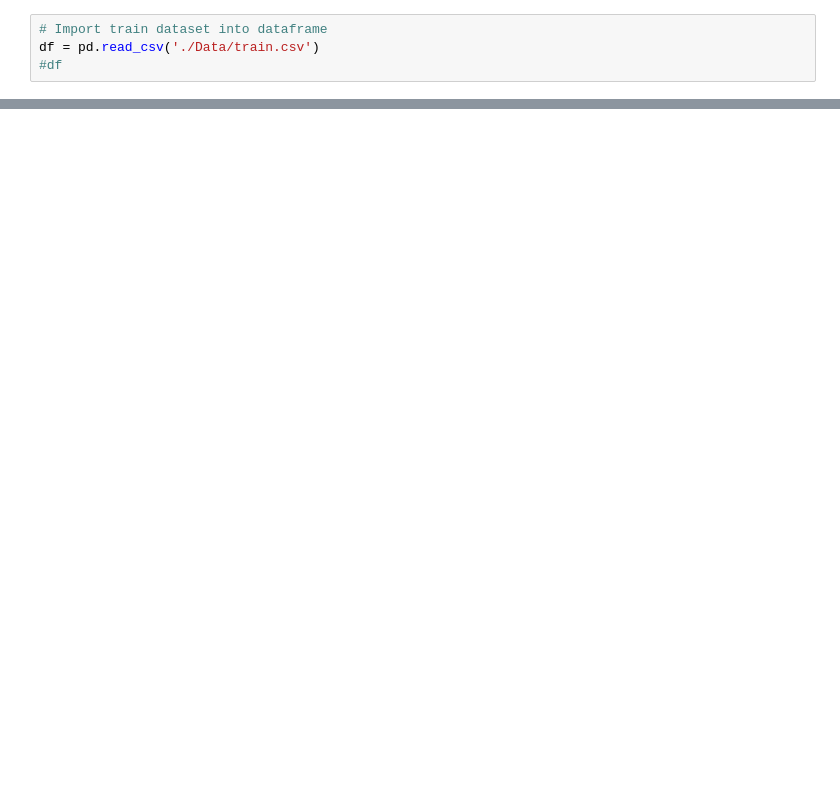
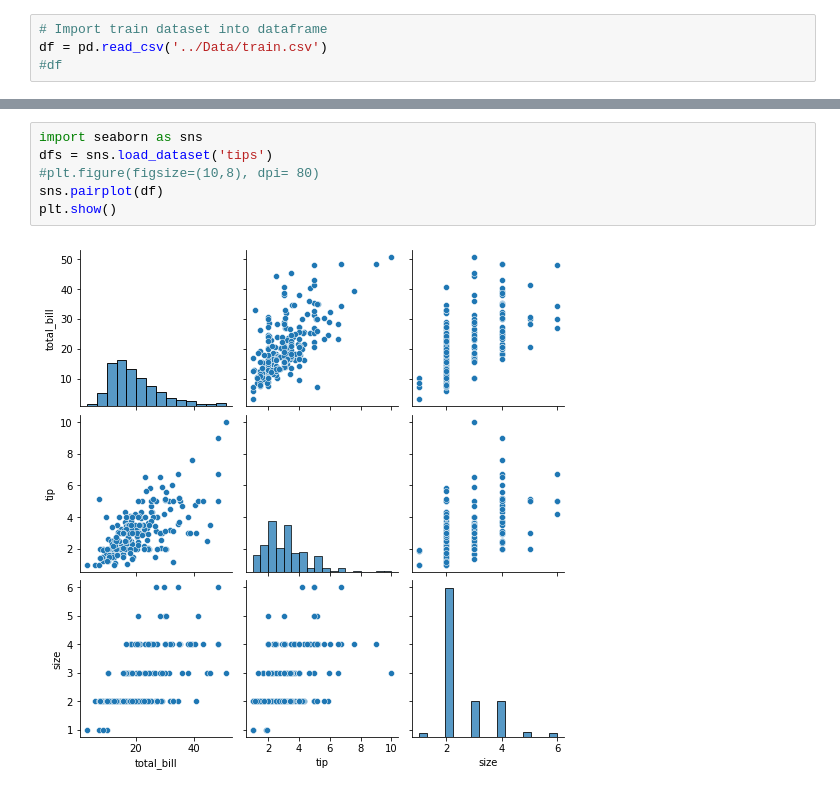
Before and after one commit to jflaher4/FA21_Exponent_Project, a Jupyter notebook: Data_Exploration/introduction.ipynb, the cells around one changed output, grey strips where cells are left out. Drawn from its saved outputs; the diff is of its cells as text; blank space fills up the shorter version.

```diff
--- a/Data_Exploration/introduction.ipynb
+++ b/Data_Exploration/introduction.ipynb
@@ -8,4 +8,4 @@ from matplotlib import pyplot as plt
 # %%
 # Import train dataset into dataframe
-df = pd.read_csv('./Data/train.csv')
+df = pd.read_csv('../Data/train.csv')
 #df
@@ -35,0 +63,8 @@ plt.show()
+# %%
+import seaborn as sns
+dfs = sns.load_dataset('tips')
+#plt.figure(figsize=(10,8), dpi= 80)
+sns.pairplot(df)
+plt.show()
+# %% [output]
+[figure, added]
```
Also changed, not shown: parts of 10 cells of this notebook.
